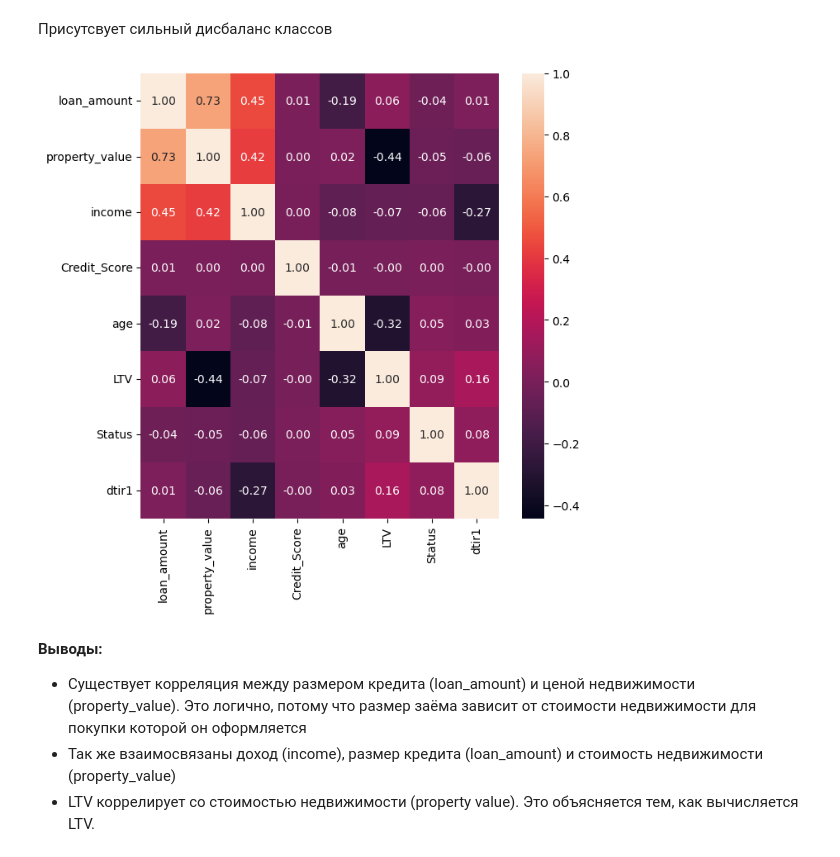
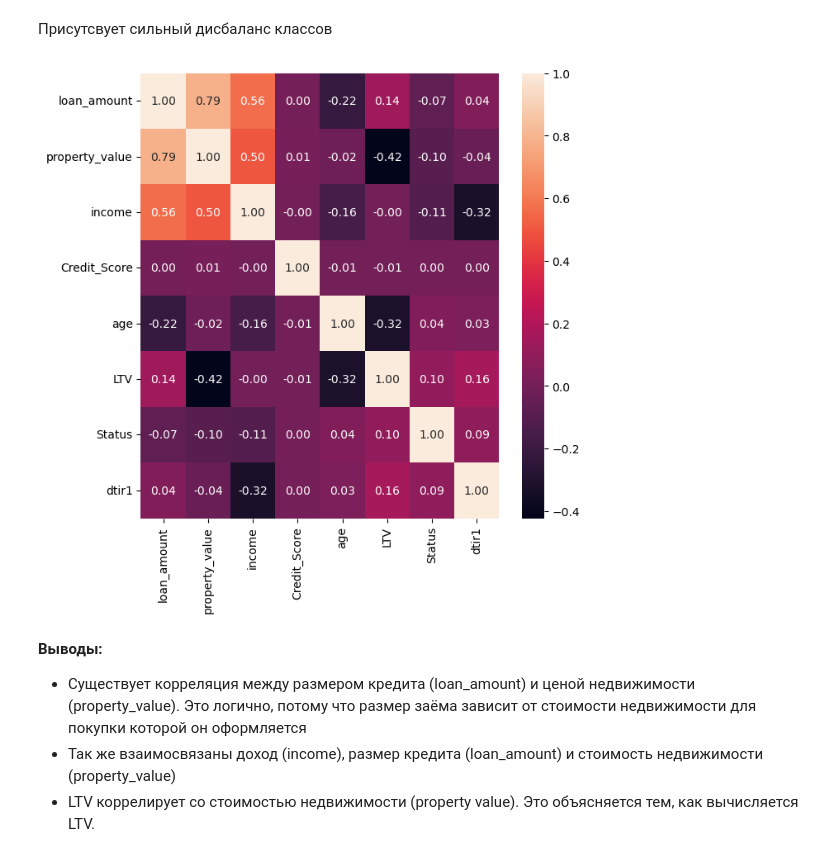
Before and after one commit to StoryTeller72/CreditScoring, a Jupyter notebook: CreditScore.ipynb, the cells around one changed output. Saved outputs shown, nothing was run; the diff lists cells and outputs as text; code cells hidden in the pictures.

```diff
--- a/CreditScore.ipynb
+++ b/CreditScore.ipynb
@@ -391,10 +563,10 @@ draw_target_percents(data_clean)
 # %%
 continuos_numeric_features = data_clean.select_dtypes(include=['int64', 'float64']).columns.tolist()
 plt.figure(figsize = (7,7))
-sns.heatmap(data_processed[continuos_numeric_features].corr(),annot=True, fmt='.2f')
+sns.heatmap(data_clean[continuos_numeric_features].corr(),annot=True, fmt='.2f')
 plt.show()
 # %% [output]
-[figure, old version]
+[figure, new version]
 # %% [markdown]
 **Выводы:**
  - Существует корреляция между размером кредита (loan_amount) и ценой недвижимости (property_value). Это логично, потому что размер заёма зависит от стоимости недвижимости для покупки которой он оформляется
```
Also changed, not shown: parts of 174 cells of this notebook, 2 other files.
